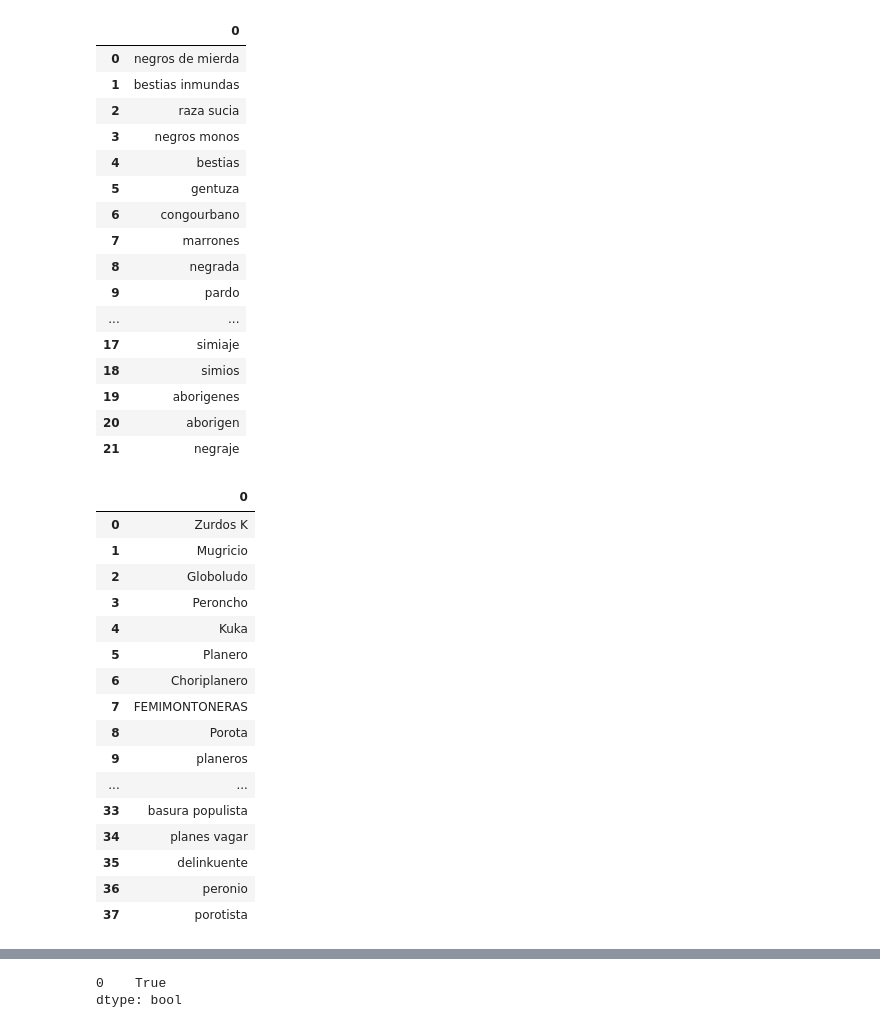
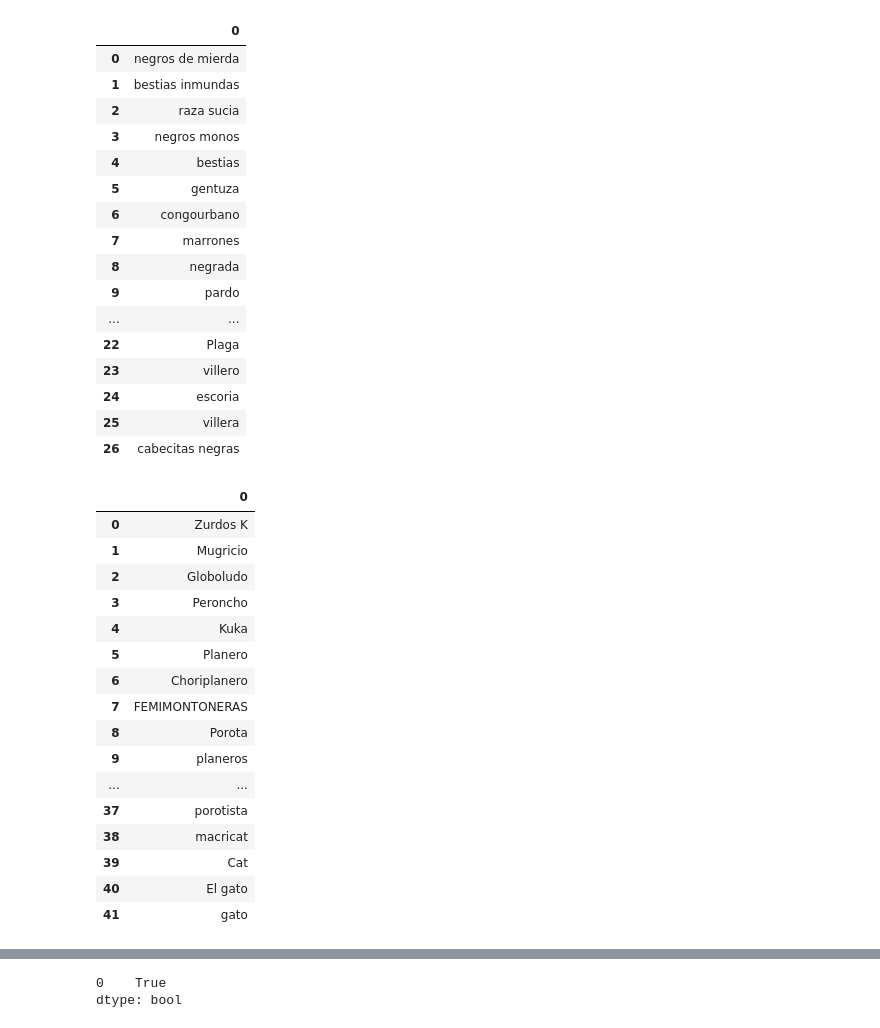
Before and after one commit to pbagedelli/analisis-comentarios, a Jupyter notebook: glosario.ipynb, the cells around one changed output, grey strips where cells are left out. Cells and saved outputs as stored; diff of their text form; code cells hidden in the pictures.

```diff
--- a/glosario.ipynb
+++ b/glosario.ipynb
@@ -24,5 +25,5 @@ misoginos
 # %%
-racistas = pd.read_excel('Biblioteca Términos.xlsx', sheet_name = 2, header = None)
+racistas = pd.read_excel('./temp/Biblioteca Términos.xlsx', sheet_name = 1, header = None)
 racistas
 # %% [output]
 |  | 0 |
@@ -37,30 +38,30 @@ racistas
 | 8 | negrada |
 | 9 | pardo |
 | ... | ... |
-| 17 | simiaje |
-| 18 | simios |
-| 19 | aborigenes |
-| 20 | aborigen |
-| 21 | negraje |
+| 22 | Plaga |
+| 23 | villero |
+| 24 | escoria |
+| 25 | villera |
+| 26 | cabecitas negras |
 # %%
-ideologicos = pd.read_excel('Biblioteca Términos.xlsx', sheet_name = 4, header = None)
+ideologicos = pd.read_excel('./temp/Biblioteca Términos.xlsx', sheet_name = 2, header = None)
 ideologicos
 # %% [output]
 |  | 0 |
 | 0 | Zurdos K |
 | 1 | Mugricio |
 | 2 | Globoludo |
 | 3 | Peroncho |
 | 4 | Kuka |
 | 5 | Planero |
 | 6 | Choriplanero |
 | 7 | FEMIMONTONERAS |
 | 8 | Porota |
 | 9 | planeros |
 | ... | ... |
-| 33 | basura populista |
-| 34 | planes vagar |
-| 35 | delinkuente |
-| 36 | peronio |
 | 37 | porotista |
+| 38 | macricat |
+| 39 | Cat |
+| 40 | El gato |
+| 41 | gato |
 # %%
```
Also changed, not shown: parts of 7 cells of this notebook, 10 other files.
